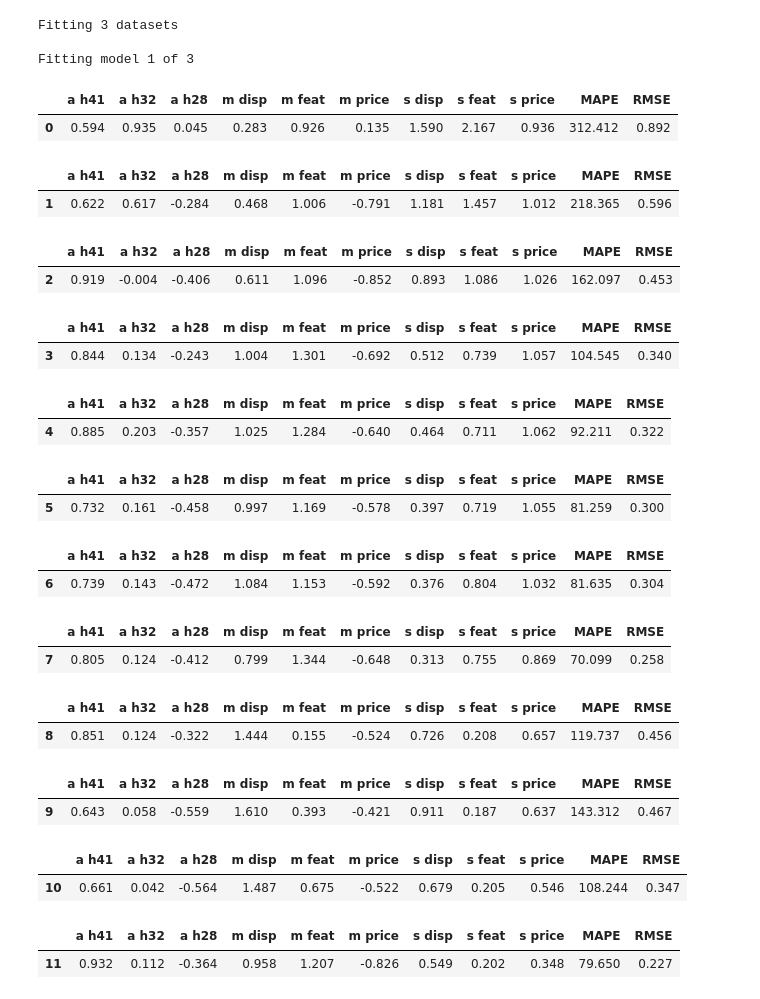
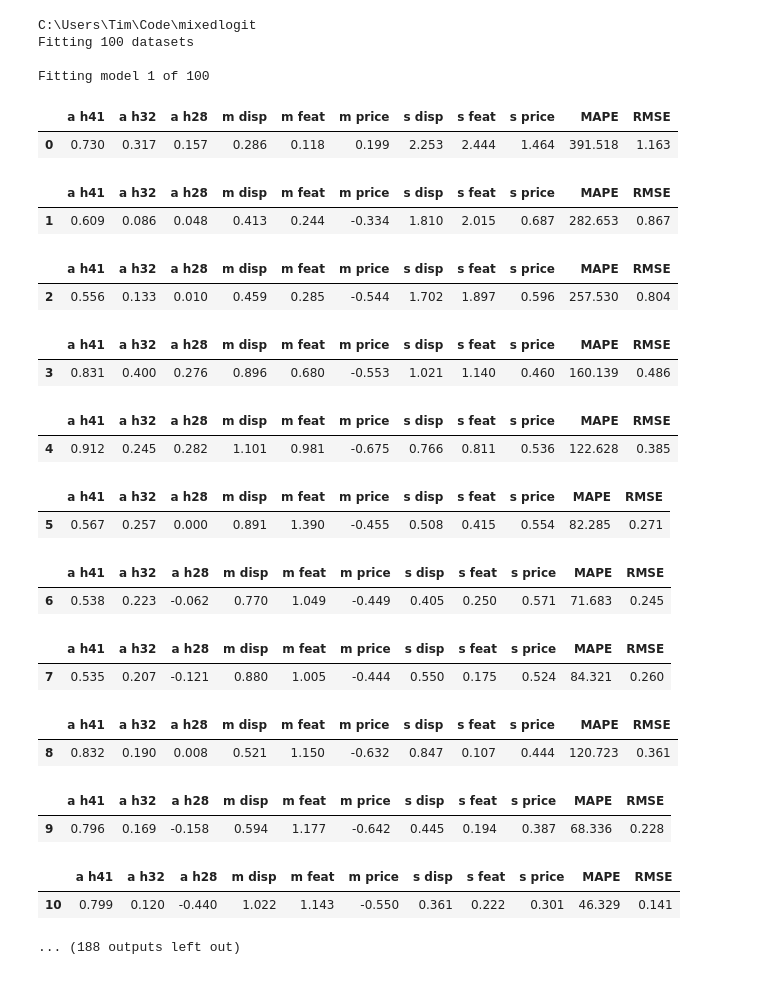
Before and after one commit to timellemeet/mixedlogit, a Jupyter notebook: Results/notebooks/results - 5 of 10.ipynb, the cells around one changed output. Drawn from its saved outputs; the diff is of its cells as text; code cells hidden in the pictures.

```diff
--- a/Results/notebooks/results - 5 of 10.ipynb
+++ b/Results/notebooks/results - 5 of 10.ipynb
@@ -1,35 +1,36 @@
 # %%
 #!pip install pathvalidate
+%cd C:\\Users\\Tim\\Code\\mixedlogit
 from src.main import Mixedlogit, datasetloader
 
 dataset = datasetloader("n 1000 - seed 1234 - time 2019-06-19-154935.pickle")
 
-mixedlogit = Mixedlogit(dataset, "bigbatch").fit(drawtype="pseudo", n_draws=100, verbose=1, save="Base", start=400, end=500)
+mixedlogit = Mixedlogit(dataset, "bigbatch").fit(drawtype="pseudo", n_draws=100, verbose=1, save="Base", start=409, end=500)
 # %% [output]
-Fitting 3 datasets
+C:\Users\Tim\Code\mixedlogit
+Fitting 100 datasets
 
-Fitting model 1 of 3
+Fitting model 1 of 100
 |  | a h41 | a h32 | a h28 | m disp | m feat | m price | s disp | s feat | s price | MAPE | RMSE |
-| 0 | 0.594 | 0.935 | 0.045 | 0.283 | 0.926 | 0.135 | 1.590 | 2.167 | 0.936 | 312.412 | 0.892 |
+| 0 | 0.730 | 0.317 | 0.157 | 0.286 | 0.118 | 0.199 | 2.253 | 2.444 | 1.464 | 391.518 | 1.163 |
 |  | a h41 | a h32 | a h28 | m disp | m feat | m price | s disp | s feat | s price | MAPE | RMSE |
-| 1 | 0.622 | 0.617 | -0.284 | 0.468 | 1.006 | -0.791 | 1.181 | 1.457 | 1.012 | 218.365 | 0.596 |
+| 1 | 0.609 | 0.086 | 0.048 | 0.413 | 0.244 | -0.334 | 1.810 | 2.015 | 0.687 | 282.653 | 0.867 |
 |  | a h41 | a h32 | a h28 | m disp | m feat | m price | s disp | s feat | s price | MAPE | RMSE |
-| 2 | 0.919 | -0.004 | -0.406 | 0.611 | 1.096 | -0.852 | 0.893 | 1.086 | 1.026 | 162.097 | 0.453 |
+| 2 | 0.556 | 0.133 | 0.010 | 0.459 | 0.285 | -0.544 | 1.702 | 1.897 | 0.596 | 257.530 | 0.804 |
 |  | a h41 | a h32 | a h28 | m disp | m feat | m price | s disp | s feat | s price | MAPE | RMSE |
-| 3 | 0.844 | 0.134 | -0.243 | 1.004 | 1.301 | -0.692 | 0.512 | 0.739 | 1.057 | 104.545 | 0.340 |
+| 3 | 0.831 | 0.400 | 0.276 | 0.896 | 0.680 | -0.553 | 1.021 | 1.140 | 0.460 | 160.139 | 0.486 |
 |  | a h41 | a h32 | a h28 | m disp | m feat | m price | s disp | s feat | s price | MAPE | RMSE |
-| 4 | 0.885 | 0.203 | -0.357 | 1.025 | 1.284 | -0.640 | 0.464 | 0.711 | 1.062 | 92.211 | 0.322 |
+| 4 | 0.912 | 0.245 | 0.282 | 1.101 | 0.981 | -0.675 | 0.766 | 0.811 | 0.536 | 122.628 | 0.385 |
 |  | a h41 | a h32 | a h28 | m disp | m feat | m price | s disp | s feat | s price | MAPE | RMSE |
-| 5 | 0.732 | 0.161 | -0.458 | 0.997 | 1.169 | -0.578 | 0.397 | 0.719 | 1.055 | 81.259 | 0.300 |
+| 5 | 0.567 | 0.257 | 0.000 | 0.891 | 1.390 | -0.455 | 0.508 | 0.415 | 0.554 | 82.285 | 0.271 |
 |  | a h41 | a h32 | a h28 | m disp | m feat | m price | s disp | s feat | s price | MAPE | RMSE |
-| 6 | 0.739 | 0.143 | -0.472 | 1.084 | 1.153 | -0.592 | 0.376 | 0.804 | 1.032 | 81.635 | 0.304 |
+| 6 | 0.538 | 0.223 | -0.062 | 0.770 | 1.049 | -0.449 | 0.405 | 0.250 | 0.571 | 71.683 | 0.245 |
 |  | a h41 | a h32 | a h28 | m disp | m feat | m price | s disp | s feat | s price | MAPE | RMSE |
-| 7 | 0.805 | 0.124 | -0.412 | 0.799 | 1.344 | -0.648 | 0.313 | 0.755 | 0.869 | 70.099 | 0.258 |
+| 7 | 0.535 | 0.207 | -0.121 | 0.880 | 1.005 | -0.444 | 0.550 | 0.175 | 0.524 | 84.321 | 0.260 |
 |  | a h41 | a h32 | a h28 | m disp | m feat | m price | s disp | s feat | s price | MAPE | RMSE |
-| 8 | 0.851 | 0.124 | -0.322 | 1.444 | 0.155 | -0.524 | 0.726 | 0.208 | 0.657 | 119.737 | 0.456 |
+| 8 | 0.832 | 0.190 | 0.008 | 0.521 | 1.150 | -0.632 | 0.847 | 0.107 | 0.444 | 120.723 | 0.361 |
 |  | a h41 | a h32 | a h28 | m disp | m feat | m price | s disp | s feat | s price | MAPE | RMSE |
-| 9 | 0.643 | 0.058 | -0.559 | 1.610 | 0.393 | -0.421 | 0.911 | 0.187 | 0.637 | 143.312 | 0.467 |
+| 9 | 0.796 | 0.169 | -0.158 | 0.594 | 1.177 | -0.642 | 0.445 | 0.194 | 0.387 | 68.336 | 0.228 |
 |  | a h41 | a h32 | a h28 | m disp | m feat | m price | s disp | s feat | s price | MAPE | RMSE |
-| 10 | 0.661 | 0.042 | -0.564 | 1.487 | 0.675 | -0.522 | 0.679 | 0.205 | 0.546 | 108.244 | 0.347 |
+| 10 | 0.799 | 0.120 | -0.440 | 1.022 | 1.143 | -0.550 | 0.361 | 0.222 | 0.301 | 46.329 | 0.141 |
-|  | a h41 | a h32 | a h28 | m disp | m feat | m price | s disp | s feat | s price | MAPE | RMSE |
-| 11 | 0.932 | 0.112 | -0.364 | 0.958 | 1.207 | -0.826 | 0.549 | 0.202 | 0.348 | 79.650 | 0.227 |
+... (188 outputs left out)
```
Also changed, not shown: 17 other files.
